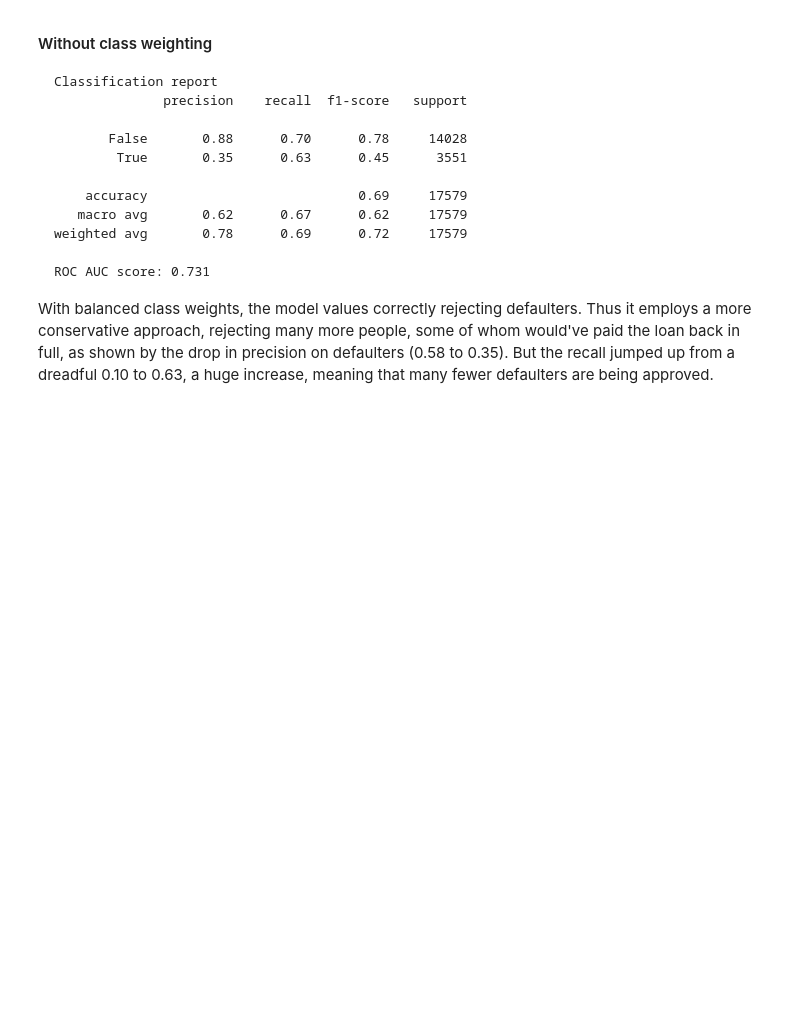
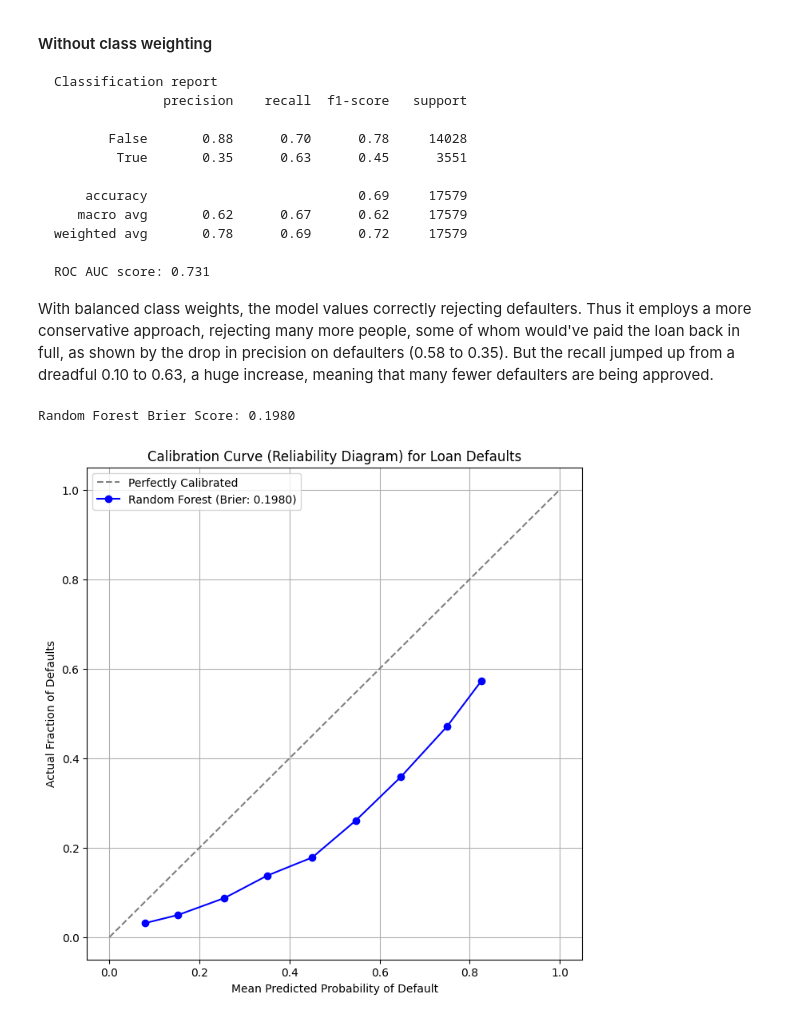
Before and after one commit to lricketson/LC-risk-analysis-project, a Jupyter notebook: randomforest.ipynb, the cells around one changed output. Saved outputs shown, nothing was run; the diff lists cells and outputs as text; code cells hidden in the pictures; blank space fills up the shorter version.

Commit message:
calibration analysis

````diff
--- a/randomforest.ipynb
+++ b/randomforest.ipynb
@@ -112,3 +112,37 @@ ROC AUC score: 0.731
 ```
 
 With balanced class weights, the model values correctly rejecting defaulters. Thus it employs a more conservative approach, rejecting many more people, some of whom would've paid the loan back in full, as shown by the drop in precision on defaulters (0.58 to 0.35). But the recall jumped up from a dreadful 0.10 to 0.63, a huge increase, meaning that many fewer defaulters are being approved.
+# %%
+import matplotlib.pyplot as plt
+from sklearn.calibration import calibration_curve
+from sklearn.metrics import brier_score_loss
+
+rfc_model = RandomForestClassifier(
+    n_estimators=100, max_depth=10, random_state=42, class_weight="balanced"
+)
+rfc_model.fit(imputed_X_train, y_train)
+rfc_probs = rfc_model.predict_proba(imputed_X_test)[:, 1]
+
+brier_score = brier_score_loss(y_test, rfc_probs)
+print(f"Random Forest Brier Score: {brier_score:.4f}")
+
+prob_true, prob_pred = calibration_curve(y_test, rfc_probs, n_bins=10)
+
+plt.figure(figsize=(8, 8))
+plt.plot([0, 1], [0, 1], linestyle="--", label="Perfectly Calibrated", color="gray")
+plt.plot(
+    prob_pred,
+    prob_true,
+    marker="o",
+    label=f"Random Forest (Brier: {brier_score:.4f})",
+    color="blue",
+)
+plt.title("Calibration Curve (Reliability Diagram) for Loan Defaults")
+plt.xlabel("Mean Predicted Probability of Default")
+plt.ylabel("Actual Fraction of Defaults")
+plt.legend(loc="upper left")
+plt.grid(True)
+plt.show()
+# %% [output]
+Random Forest Brier Score: 0.1980
+[figure, added]
````
Also changed, not shown: parts of 1 cell of this notebook, 3 other files.
